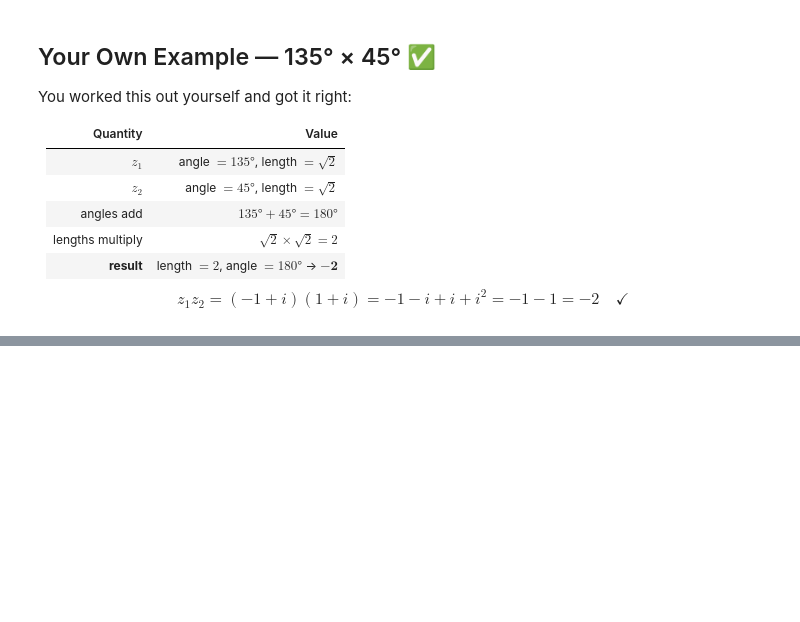
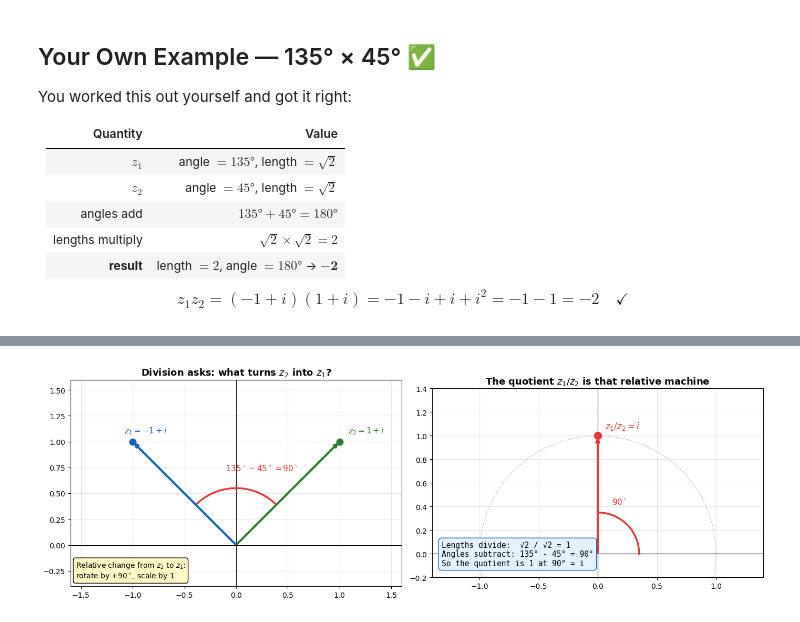
Before and after one commit to Motsepe-Jr/intuitive_maths, a Jupyter notebook: algebra/complex_numbers_from_first_principles.ipynb, the cells around one changed output, grey strips where cells are left out. Drawn from its saved outputs; the diff is of its cells as text; code cells hidden in the pictures; blank space fills up the shorter version.

```diff
--- a/algebra/complex_numbers_from_first_principles.ipynb
+++ b/algebra/complex_numbers_from_first_principles.ipynb
@@ -607,0 +686,83 @@ print(f"Angle check:  arg(z1)+arg(z2) = {np.degrees(np.angle(z1)):.1f}° + {np.d
+# %%
+# === DIAGRAM 7: Division subtracts angles and divides lengths ===
+
+z1 = complex(-1, 1)   # angle 135°, length √2
+z2 = complex(1, 1)    # angle  45°, length √2
+quotient = z1 / z2    # should be i
+
+def polar_data(z):
+    return abs(z), np.degrees(np.angle(z)) % 360
+
+r1, th1 = polar_data(z1)
+r2, th2 = polar_data(z2)
+rq, thq = polar_data(quotient)
+
+fig, axes = plt.subplots(1, 2, figsize=(14, 6))
+
+# Left panel: z2 and z1, showing the relative angle
+ax = axes[0]
+ax.set_xlim(-1.6, 1.6); ax.set_ylim(-0.4, 1.6)
+ax.set_aspect('equal')
+ax.axhline(0, color='k', lw=0.8); ax.axvline(0, color='k', lw=0.8)
+ax.grid(True, alpha=0.3)
+ax.set_title('Division asks: what turns $z_2$ into $z_1$?', fontsize=13, fontweight='bold')
+
+for z, col, lbl in [
+    (z2, '#2E7D32', r'$z_2 = 1+i$'),
+    (z1, '#1565C0', r'$z_1 = -1+i$')
+]:
+    ax.annotate('', xy=(z.real, z.imag), xytext=(0, 0),
+                arrowprops=dict(arrowstyle='->', color=col, lw=3))
+    ax.plot(z.real, z.imag, 'o', color=col, ms=9, zorder=5)
+    ax.text(z.real + 0.08*np.sign(z.real if z.real != 0 else 1), z.imag + 0.08, lbl,
+            fontsize=11, color=col, fontweight='bold')
+
+arc = np.linspace(np.radians(th2), np.radians(th1), 100)
+ax.plot(0.55*np.cos(arc), 0.55*np.sin(arc), color='#E53935', lw=2.5)
+ax.text(-0.1, 0.72, r'$135^\circ - 45^\circ = 90^\circ$', color='#E53935',
+        fontsize=11, fontweight='bold')
+
+ax.text(-1.55, -0.32,
+        'Relative change from $z_2$ to $z_1$:\nrotate by $+90^\\circ$, scale by $1$',
+        fontsize=10, bbox=dict(fc='#FFF9C4', ec='black', boxstyle='round,pad=0.35'))
+
+# Right panel: the quotient itself
+ax2 = axes[1]
+ax2.set_xlim(-1.4, 1.4); ax2.set_ylim(-0.2, 1.4)
+ax2.set_aspect('equal')
+ax2.axhline(0, color='k', lw=0.8); ax2.axvline(0, color='k', lw=0.8)
+ax2.grid(True, alpha=0.3)
+ax2.set_title(r'The quotient $z_1 / z_2$ is that relative machine', fontsize=13, fontweight='bold')
+
+t = np.linspace(0, 2*np.pi, 300)
+ax2.plot(np.cos(t), np.sin(t), 'grey', lw=0.8, ls='--', alpha=0.5)
+ax2.annotate('', xy=(quotient.real, quotient.imag), xytext=(0, 0),
+             arrowprops=dict(arrowstyle='->', color='#E53935', lw=3))
+ax2.plot(quotient.real, quotient.imag, 'o', color='#E53935', ms=10, zorder=5)
+ax2.text(quotient.real + 0.06, quotient.imag + 0.06, r'$z_1/z_2 = i$',
+         fontsize=12, color='#E53935', fontweight='bold')
+
+arc_q = np.linspace(0, np.radians(thq), 100)
+ax2.plot(0.35*np.cos(arc_q), 0.35*np.sin(arc_q), color='#E53935', lw=2.5)
+ax2.text(0.12, 0.42, r'$90^\circ$', color='#E53935', fontsize=11, fontweight='bold')
+
+summary = (
+    'Lengths divide:  √2 / √2 = 1\n'
+    'Angles subtract: 135° - 45° = 90°\n'
+    'So the quotient is 1 at 90° = i'
+ )
+ax2.text(-1.32, -0.1, summary, fontsize=10.5, family='monospace',
+         bbox=dict(fc='#E3F2FD', ec='#1565C0', boxstyle='round,pad=0.4'))
+
+plt.tight_layout()
+plt.show()
+
+print('Example: (-1 + i) / (1 + i)')
+print(f'|z1| = {r1:.4f}, angle(z1) = {th1:.1f}°')
+print(f'|z2| = {r2:.4f}, angle(z2) = {th2:.1f}°')
+print(f'|z1/z2| = {rq:.4f}, angle(z1/z2) = {thq:.1f}°')
+print()
+print('Algebra check:')
+print('(-1+i)/(1+i) = ((-1+i)(1-i))/((1+i)(1-i)) = 2i/2 = i')
+# %% [output]
+[figure, added]
```
Also changed, not shown: parts of 10 cells of this notebook, 1 other file.
